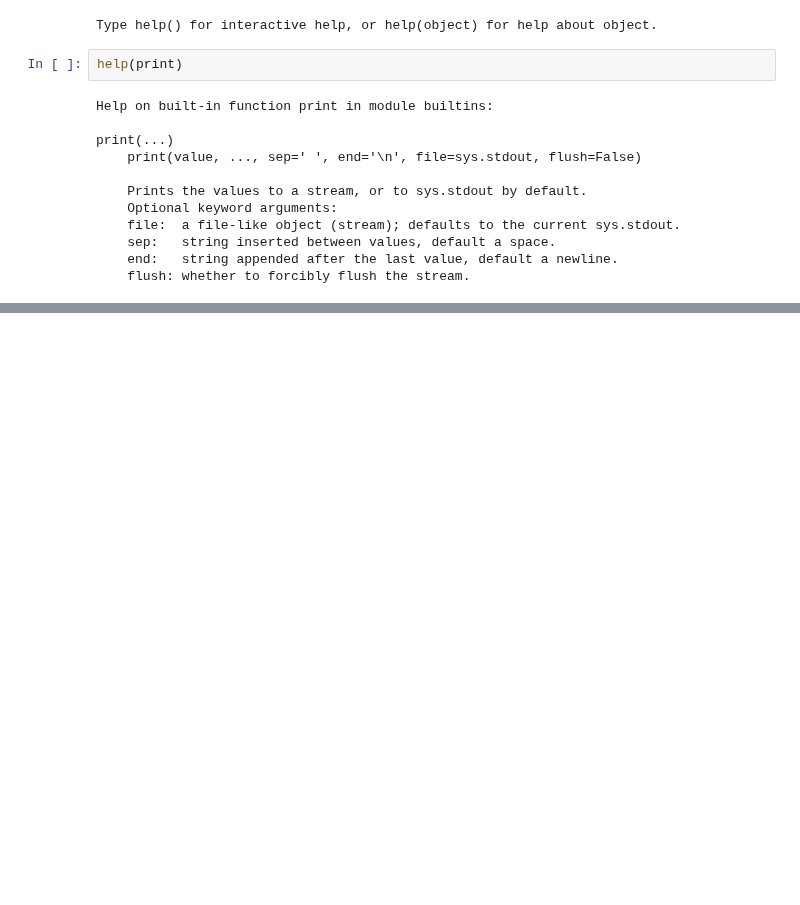
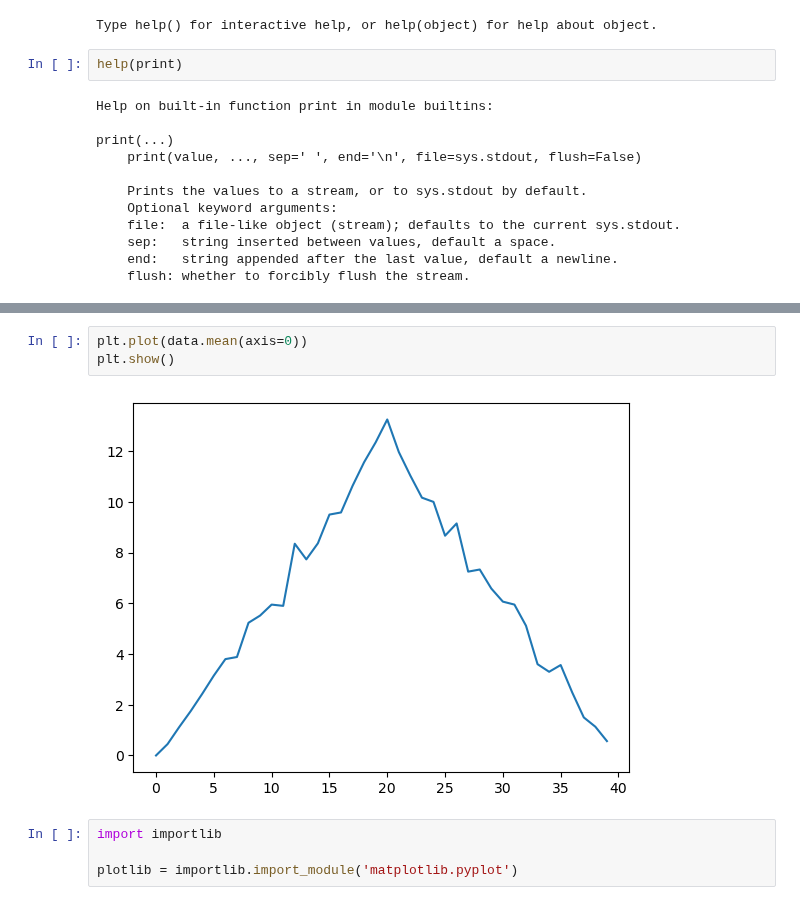
Before and after one commit to zdshaoteach/2023-05-18-upr-online, a Jupyter notebook: Python I.ipynb, the cells around one changed output, grey strips where cells are left out. Drawn from its saved outputs; the diff is of its cells as text; blank space fills up the shorter version.

```diff
--- a/Python I.ipynb
+++ b/Python I.ipynb
@@ -567,0 +374,9 @@ TypeError: round() missing required argument 'number' (pos 1)
+# %%
+plt.plot(data.mean(axis=0))
+plt.show()
+# %% [output]
+[figure, added]
+# %%
+import importlib
+
+plotlib = importlib.import_module('matplotlib.pyplot')
```
Also changed, not shown: parts of 92 cells of this notebook, 15 other files.
